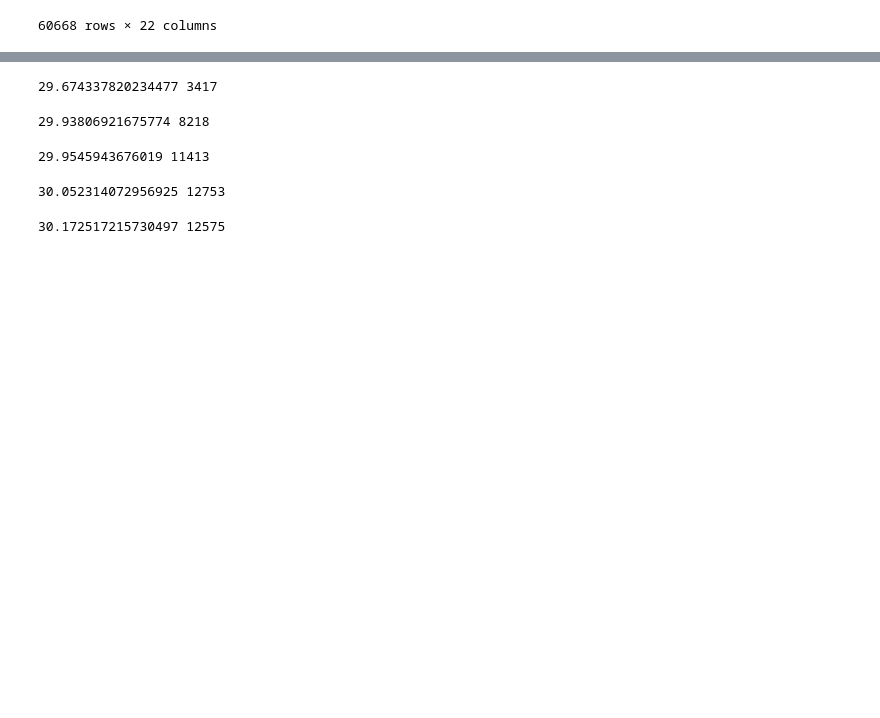
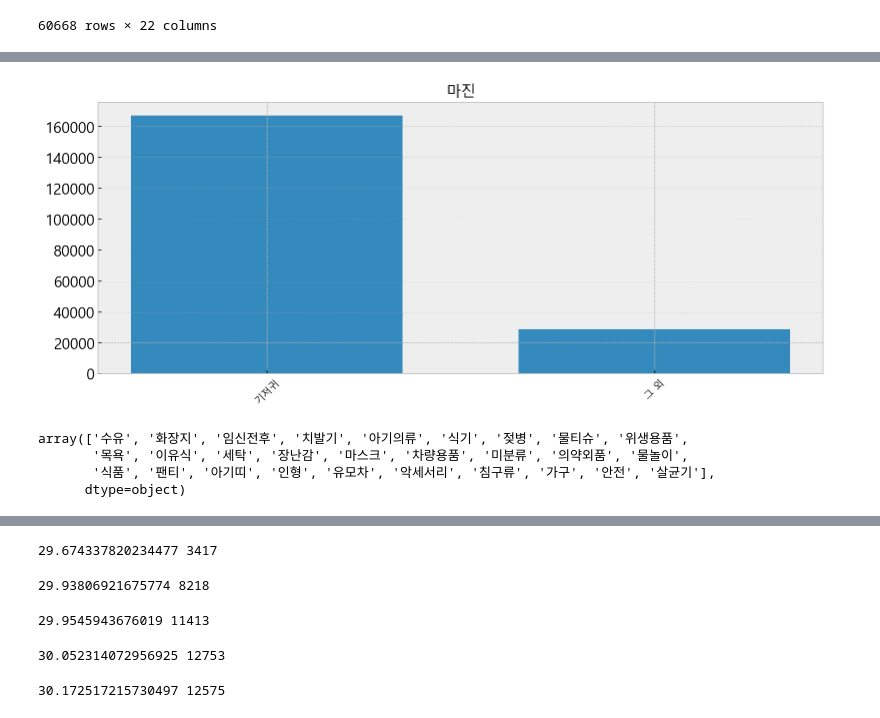
Before and after one commit to ManuSong/DataProject-5, a Jupyter notebook: 유아용품CRM.ipynb, the cells around one changed output, grey strips where cells are left out. Cells and saved outputs as stored; diff of their text form; code cells hidden in the pictures; blank space fills up the shorter version.

```diff
--- a/유아용품CRM.ipynb
+++ b/유아용품CRM.ipynb
@@ -992,0 +1088,26 @@ data_diaper
+# %%
+plt.figure(figsize=(13,5))
+
+value1 = df2.groupby(['재분류'])['구매금액_제품단가'].sum().sort_values(ascending=False)[0]
+labels1 = df2.groupby(['재분류'])['구매금액_제품단가'].sum().sort_values(ascending=False).index[0]
+value2 = df2[df2['재분류']!=labels1]['구매금액_제품단가'].sum()
+labels2 = '그 외'
+
+plt.title('마진', fontdict={'fontsize':15})
+plt.style.use('bmh')
+margin2 = plt.bar([labels1,labels2], [value1,value2], width=0.7)
+plt.xticks(rotation=45)
+plt.yticks(fontsize=15)
+# plt.grid(True, axis='x')
+# plt.savefig('재분류 - 마진.png', dpi=300)
+plt.show()
+# %% [output]
+[figure, added]
+# %%
+# df2[df2['재분류']!=labels1]['구매금액_제품단가'].sum()
+df2[df2['재분류']!=labels1]['재분류'].unique()
+# %% [output]
+array(['수유', '화장지', '임신전후', '치발기', '아기의류', '식기', '젖병', '물티슈', '위생용품',
+       '목욕', '이유식', '세탁', '장난감', '마스크', '차량용품', '미분류', '의약외품', '물놀이',
+       '식품', '팬티', '아기띠', '인형', '유모차', '악세서리', '침구류', '가구', '안전', '살균기'],
+      dtype=object)
```
Also changed, not shown: parts of 107 cells of this notebook.
